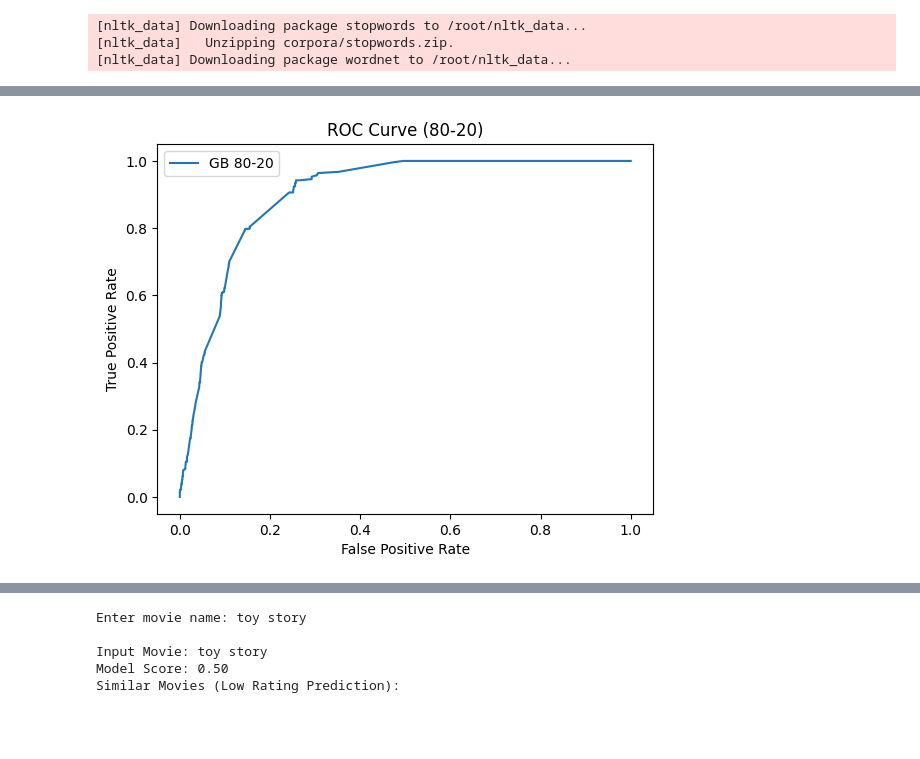
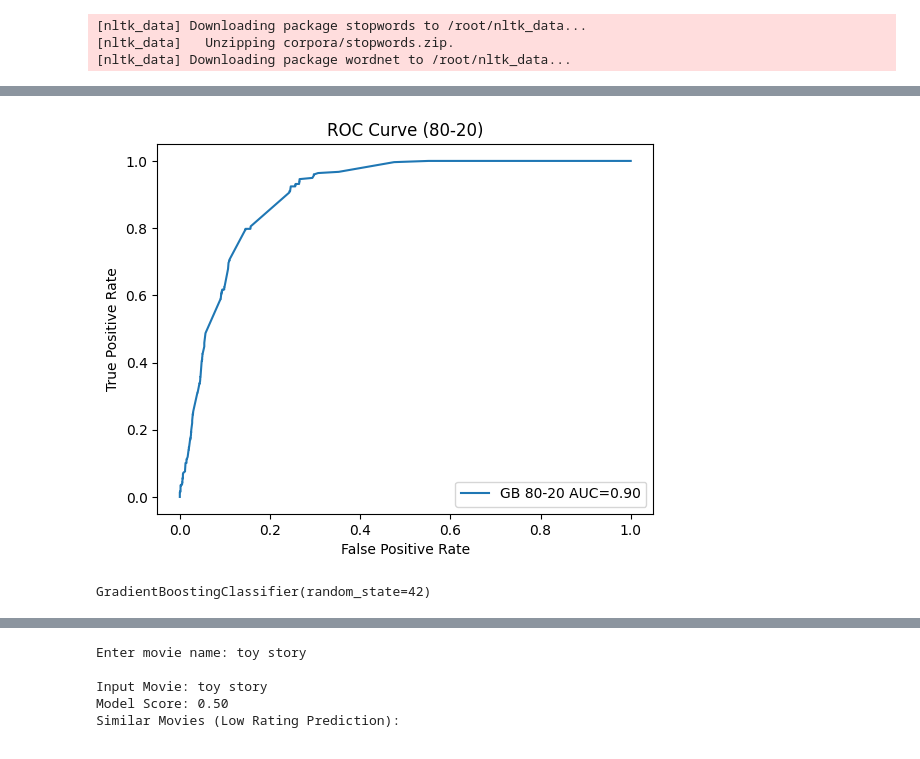
Before and after one commit to MehulShukla-git/Movie_Recommendation_System, a Jupyter notebook: Gradient_Boosting_Classifier.ipynb, the cells around one changed output, grey strips where cells are left out. Drawn from its saved outputs; the diff is of its cells as text; code cells hidden in the pictures.

```diff
--- a/Gradient_Boosting_Classifier.ipynb
+++ b/Gradient_Boosting_Classifier.ipynb
@@ -110,0 +97,18 @@ ROC-AUC: 0.9004576354361232
+# %%
+from sklearn.metrics import accuracy_score, precision_score, f1_score, roc_auc_score
+import numpy as np
+
+y_pred_80 = gb.predict(X_test_20)
+
+probs_80 = gb.predict_proba(X_test_20)
+y_prob_80 = probs_80[:,1] if probs_80.shape[1] == 2 else probs_80[:,0]
+
+print("=== GB (80-20) ===")
+print("Accuracy:", accuracy_score(y_test_20, y_pred_80))
+print("Precision:", precision_score(y_test_20, y_pred_80, zero_division=0))
+print("F1:", f1_score(y_test_20, y_pred_80, zero_division=0))
+
+if len(np.unique(y_test_20)) > 1:
+    print("ROC-AUC:", roc_auc_score(y_test_20, y_prob_80))
+else:
+    print("ROC-AUC: Not possible")
@@ -111,15 +136,34 @@ ROC-AUC: 0.9004576354361232
 # %%
-fpr_80, tpr_80, _ = roc_curve(y_test_20, y_prob_80)
+from sklearn.metrics import roc_curve, roc_auc_score
+import numpy as np
 
-plt.figure()
-plt.plot(fpr_80, tpr_80, label="GB 80-20")
-plt.xlabel("False Positive Rate")
-plt.ylabel("True Positive Rate")
-plt.title("ROC Curve (80-20)")
-plt.legend()
-plt.show()
+if len(np.unique(y_test_20)) > 1:
+    fpr_80, tpr_80, _ = roc_curve(y_test_20, y_prob_80)
+    roc_auc_80 = roc_auc_score(y_test_20, y_prob_80)
+
+    plt.figure()
+    plt.plot(fpr_80, tpr_80, label=f"GB 80-20 AUC={roc_auc_80:.2f}")
+    plt.xlabel("False Positive Rate")
+    plt.ylabel("True Positive Rate")
+    plt.title("ROC Curve (80-20)")
+    plt.legend()
+    plt.show()
+else:
+    print("⚠️ ROC Curve not possible (only one class present)")
 # %% [output]
-[figure, old version]
+[figure, new version]
+# %%
+from sklearn.model_selection import train_test_split
+from sklearn.ensemble import GradientBoostingClassifier
+
+X_train_70, X_test_30, y_train_70, y_test_30 = train_test_split(
+    X.toarray(), y, test_size=0.3, random_state=42, stratify=y
+)
+
+gb = GradientBoostingClassifier(n_estimators=100, learning_rate=0.1, random_state=42)
+gb.fit(X_train_70, y_train_70)
+# %% [output]
+GradientBoostingClassifier(random_state=42)
 # %%
 from sklearn.model_selection import train_test_split
 from sklearn.ensemble import GradientBoostingClassifier
```
Also changed, not shown: parts of 6 cells of this notebook.
